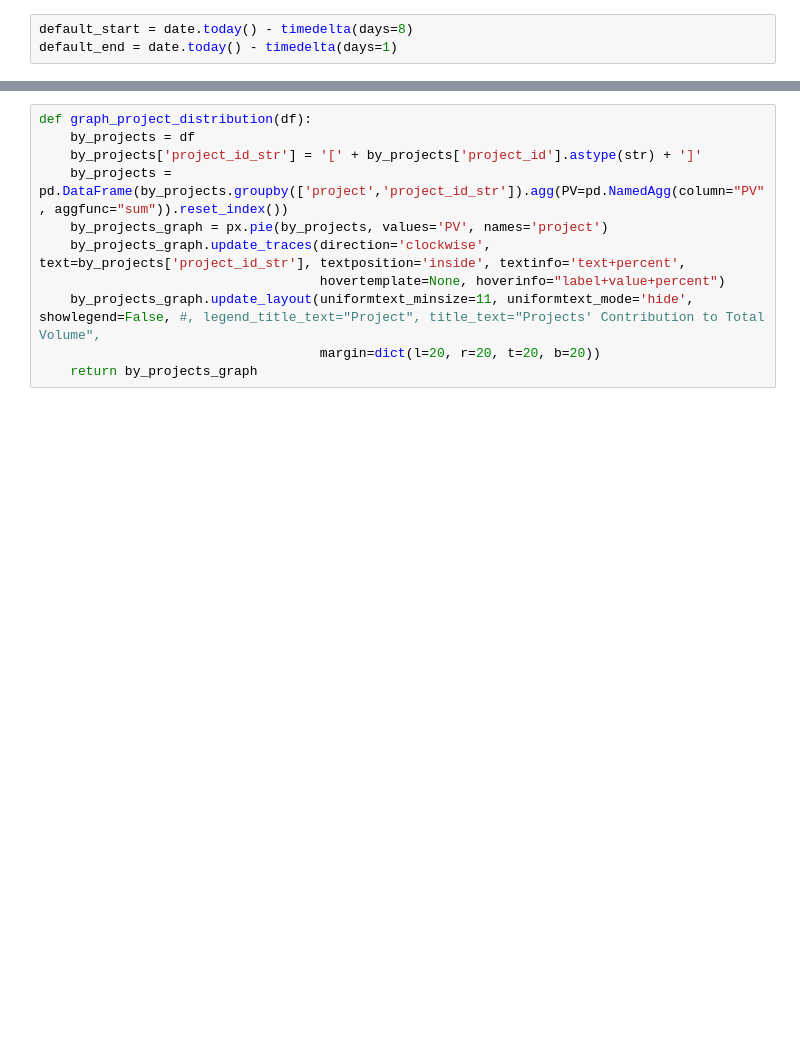
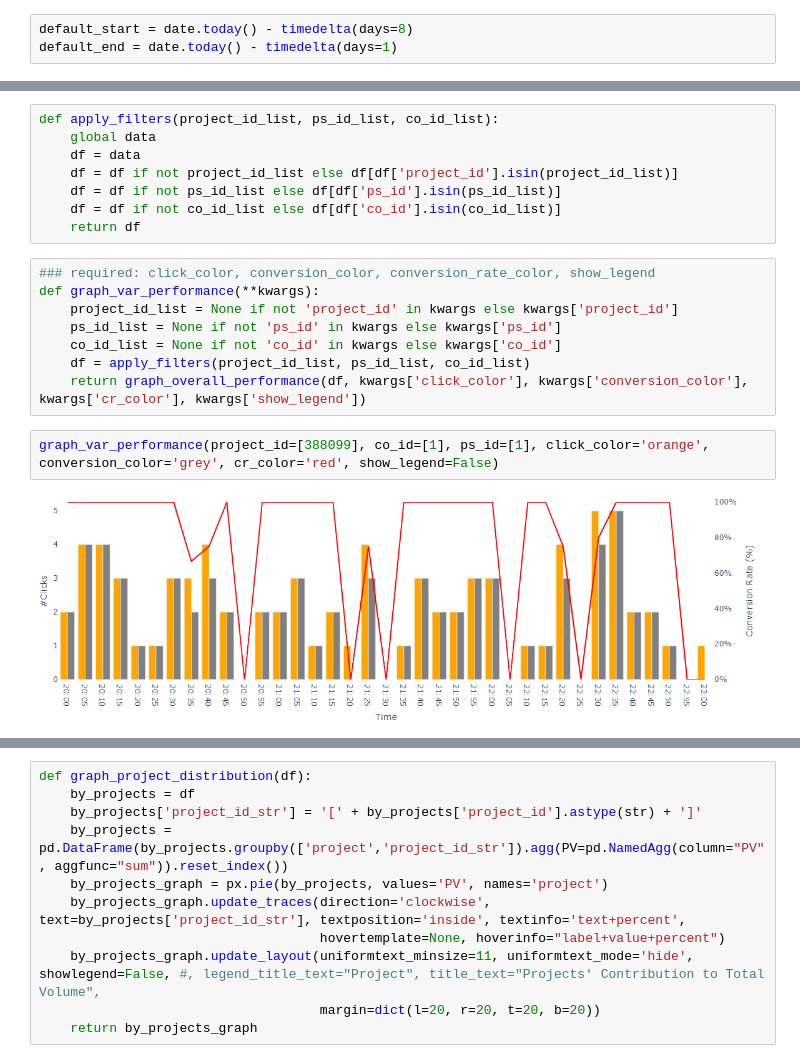
Before and after one commit to myphan512/bi_sys, a Jupyter notebook: notebooks/pw_performance.ipynb, the cells around one changed output, grey strips where cells are left out. Drawn from its saved outputs; the diff is of its cells as text; blank space fills up the shorter version.

```diff
--- a/notebooks/pw_performance.ipynb
+++ b/notebooks/pw_performance.ipynb
@@ -126,0 +121,20 @@ data.head()
+# %%
+def apply_filters(project_id_list, ps_id_list, co_id_list):
+    global data
+    df = data
+    df = df if not project_id_list else df[df['project_id'].isin(project_id_list)]
+    df = df if not ps_id_list else df[df['ps_id'].isin(ps_id_list)]
+    df = df if not co_id_list else df[df['co_id'].isin(co_id_list)]
+    return df
+# %%
+### required: click_color, conversion_color, conversion_rate_color, show_legend
+def graph_var_performance(**kwargs):
+    project_id_list = None if not 'project_id' in kwargs else kwargs['project_id']
+    ps_id_list = None if not 'ps_id' in kwargs else kwargs['ps_id']
+    co_id_list = None if not 'co_id' in kwargs else kwargs['co_id']
+    df = apply_filters(project_id_list, ps_id_list, co_id_list)
+    return graph_overall_performance(df, kwargs['click_color'], kwargs['conversion_color'], kwargs['cr_color'], kwargs['show_legend'])
+# %%
+graph_var_performance(project_id=[388099], co_id=[1], ps_id=[1], click_color='orange', conversion_color='grey', cr_color='red', show_legend=False)
+# %% [output]
+[figure, added]
```
Also changed, not shown: parts of 10 cells of this notebook, 12 other files.
